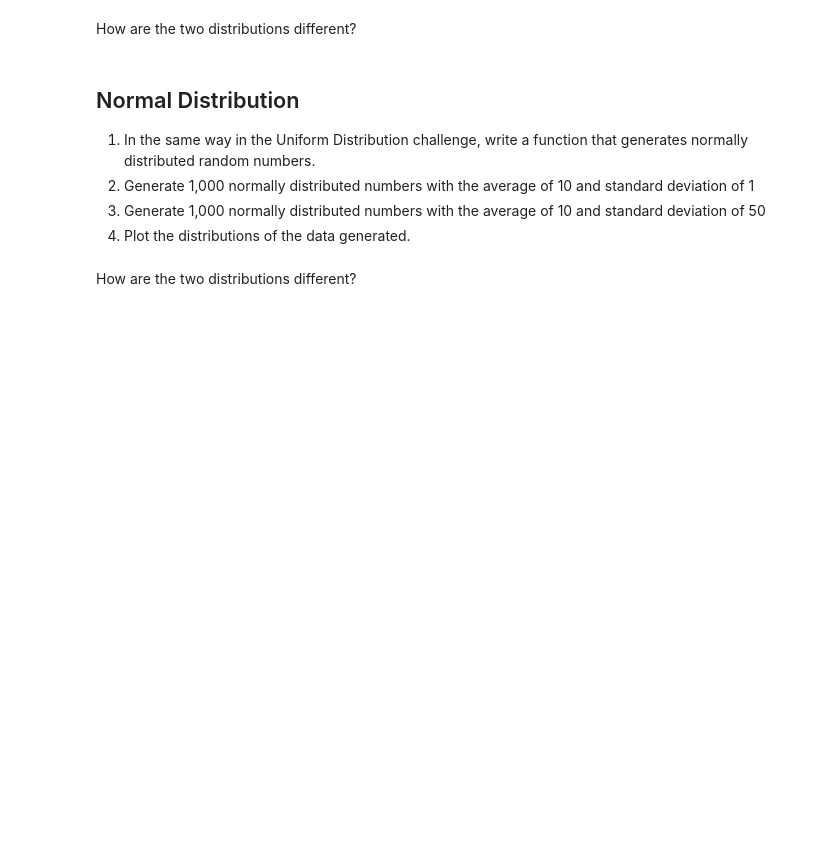
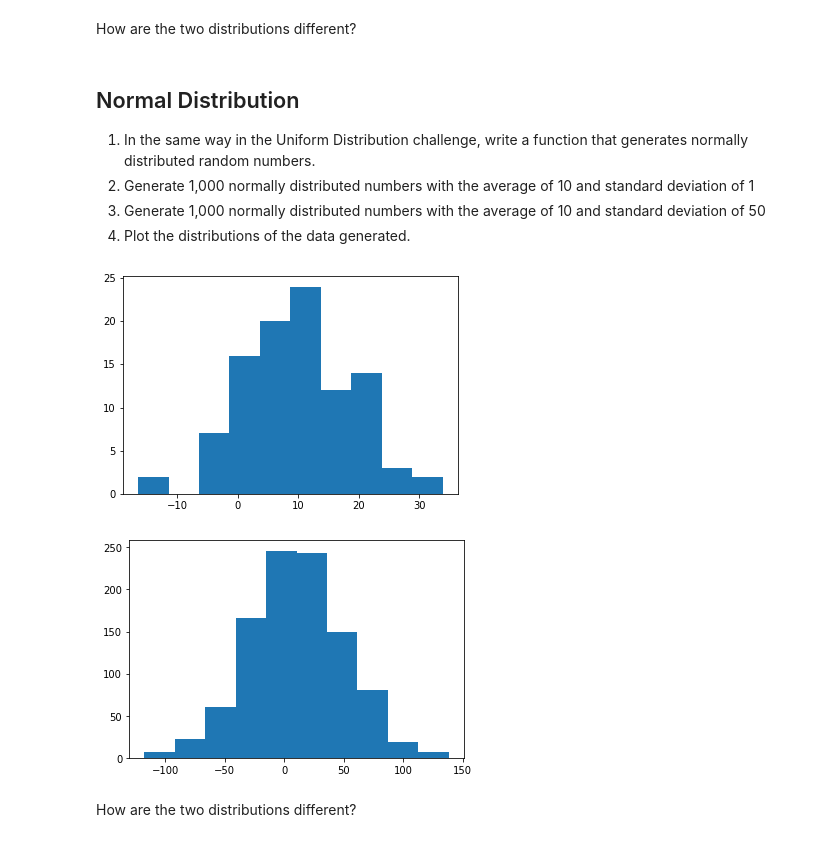
Before and after one commit to ta-datapt-bcn/lab-cont-probability-distribution, a Jupyter notebook: your_code/main.ipynb, the cells around one changed output. Cells and saved outputs as stored; diff of their text form; code cells hidden in the pictures; blank space fills up the shorter version.

```diff
--- a/your_code/main.ipynb
+++ b/your_code/main.ipynb
@@ -54,6 +85,23 @@ How are the two distributions different?
 1. Generate 1,000 normally distributed numbers with the average of 10 and standard deviation of 1
 1. Generate 1,000 normally distributed numbers with the average of 10 and standard deviation of 50
 2. Plot the distributions of the data generated.
+# %%
+from scipy.stats import norm
+
+def n_uniform(avg,std,count):
+    x = norm.rvs(size=count)
+    return (avg + (std-avg)*x)
+
+set_3 = n_uniform(10,1,100)
+set_4 = n_uniform(10,50,1000)
+# %%
+plt.hist(set_3)
+plt.show()
+plt.hist(set_4)
+plt.show()
+# %% [output]
+[figure, added]
+[figure, added]
 # %% [markdown]
 How are the two distributions different?
 # %%
```
Also changed, not shown: parts of 15 cells of this notebook.
